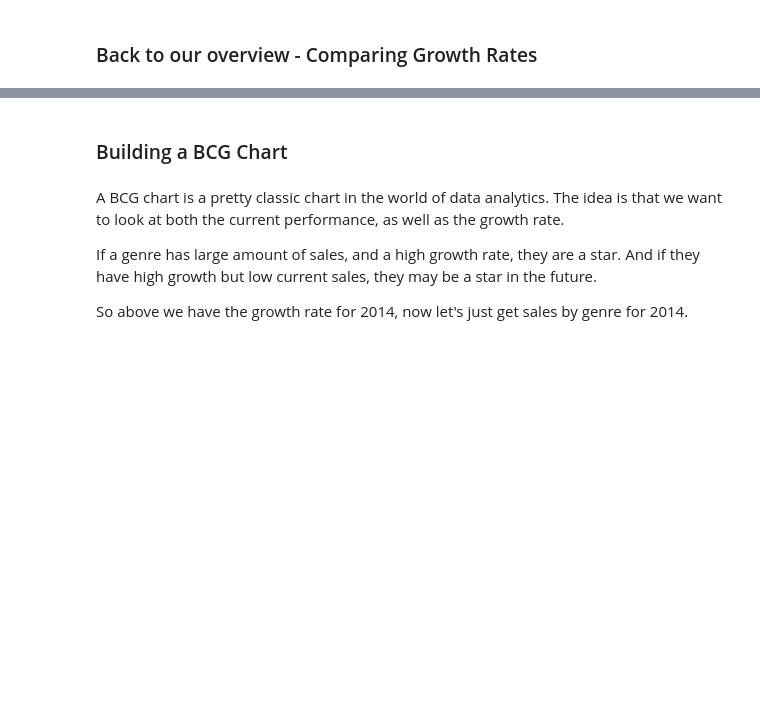
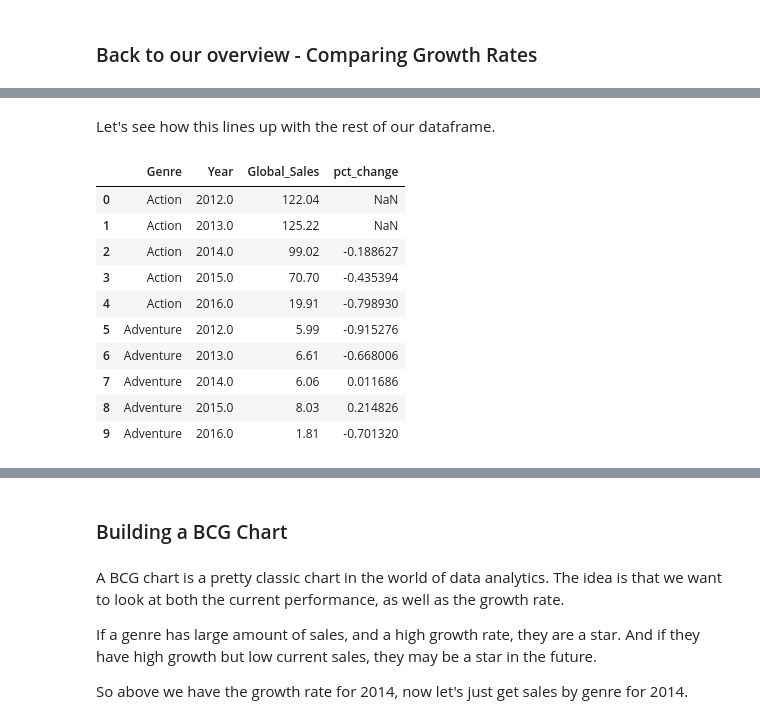
Before and after one commit to analytics-engineering-jigsaw/data-visualization, a Jupyter notebook: 2-storytelling/1-what-to-focus-on/8-growth-rates-and-bcg.ipynb, the cells around one changed output, grey strips where cells are left out. Cells and saved outputs as stored; diff of their text form; code cells hidden in the pictures; blank space fills up the shorter version.

```diff
--- a/2-storytelling/1-what-to-focus-on/8-growth-rates-and-bcg.ipynb
+++ b/2-storytelling/1-what-to-focus-on/8-growth-rates-and-bcg.ipynb
@@ -157,0 +55,4 @@ So this is pretty interesting -- fighting games games grew a lot, as did puzzle
+# %%
+target = 'Global_Sales'
+grouped_sales = selected_df.groupby(['Genre', 'Year']).sum(numeric_only = True)[[target]]
+grouped_sales[:10]
@@ -157,0 +103,2 @@ So this is pretty interesting -- fighting games games grew a lot, as did puzzle
+# %% [markdown]
+Let's see how this lines up with the rest of our dataframe.
@@ -157,0 +107,14 @@ So this is pretty interesting -- fighting games games grew a lot, as did puzzle
+# %%
+genre_sales_pct_change_per_year[:10]
+# %% [output]
+|  | Genre | Year | Global_Sales | pct_change |
+| 0 | Action | 2012.0 | 122.04 | NaN |
+| 1 | Action | 2013.0 | 125.22 | NaN |
+| 2 | Action | 2014.0 | 99.02 | -0.188627 |
+| 3 | Action | 2015.0 | 70.70 | -0.435394 |
+| 4 | Action | 2016.0 | 19.91 | -0.798930 |
+| 5 | Adventure | 2012.0 | 5.99 | -0.915276 |
+| 6 | Adventure | 2013.0 | 6.61 | -0.668006 |
+| 7 | Adventure | 2014.0 | 6.06 | 0.011686 |
+| 8 | Adventure | 2015.0 | 8.03 | 0.214826 |
+| 9 | Adventure | 2016.0 | 1.81 | -0.701320 |
```
Also changed, not shown: parts of 41 cells of this notebook.
